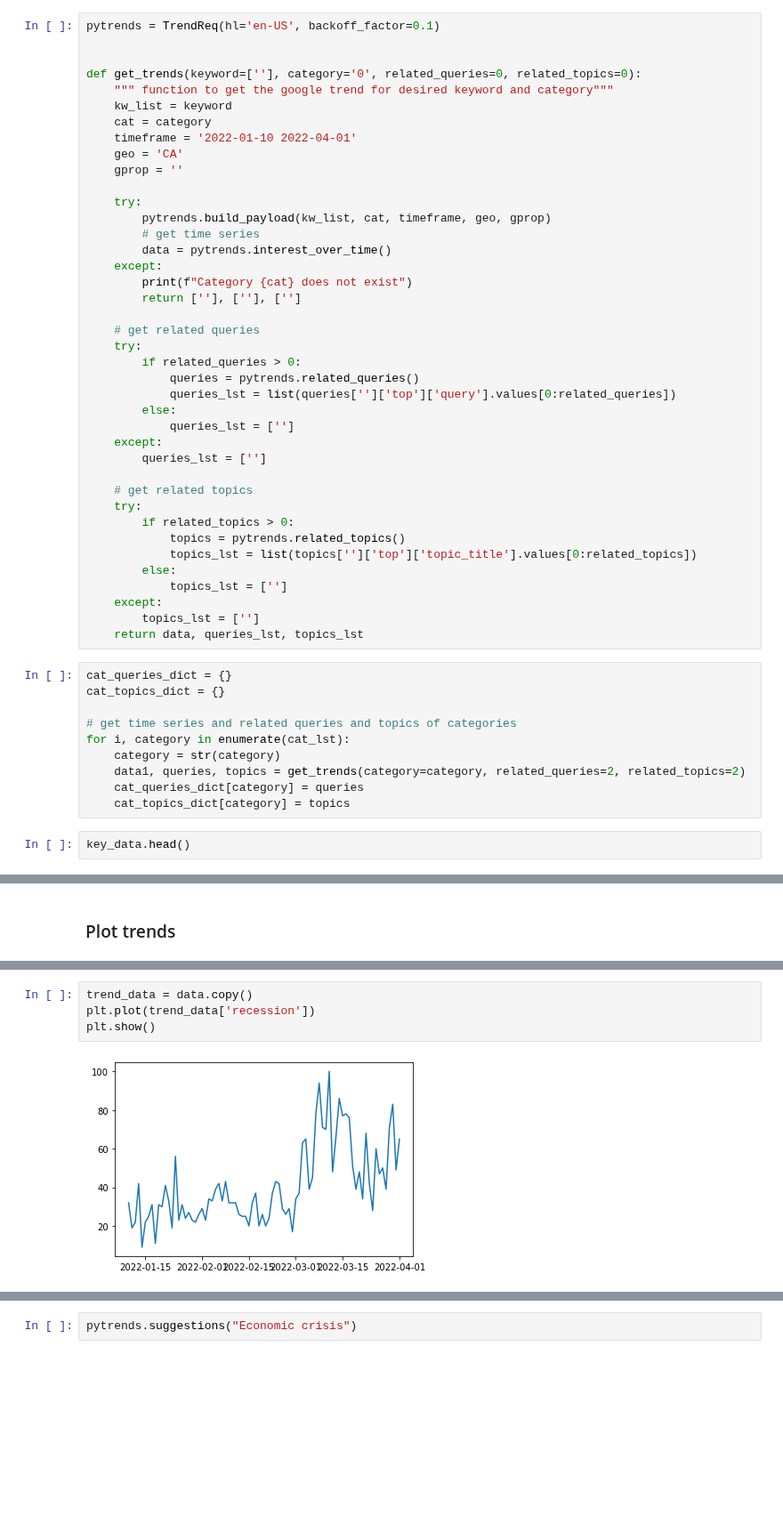
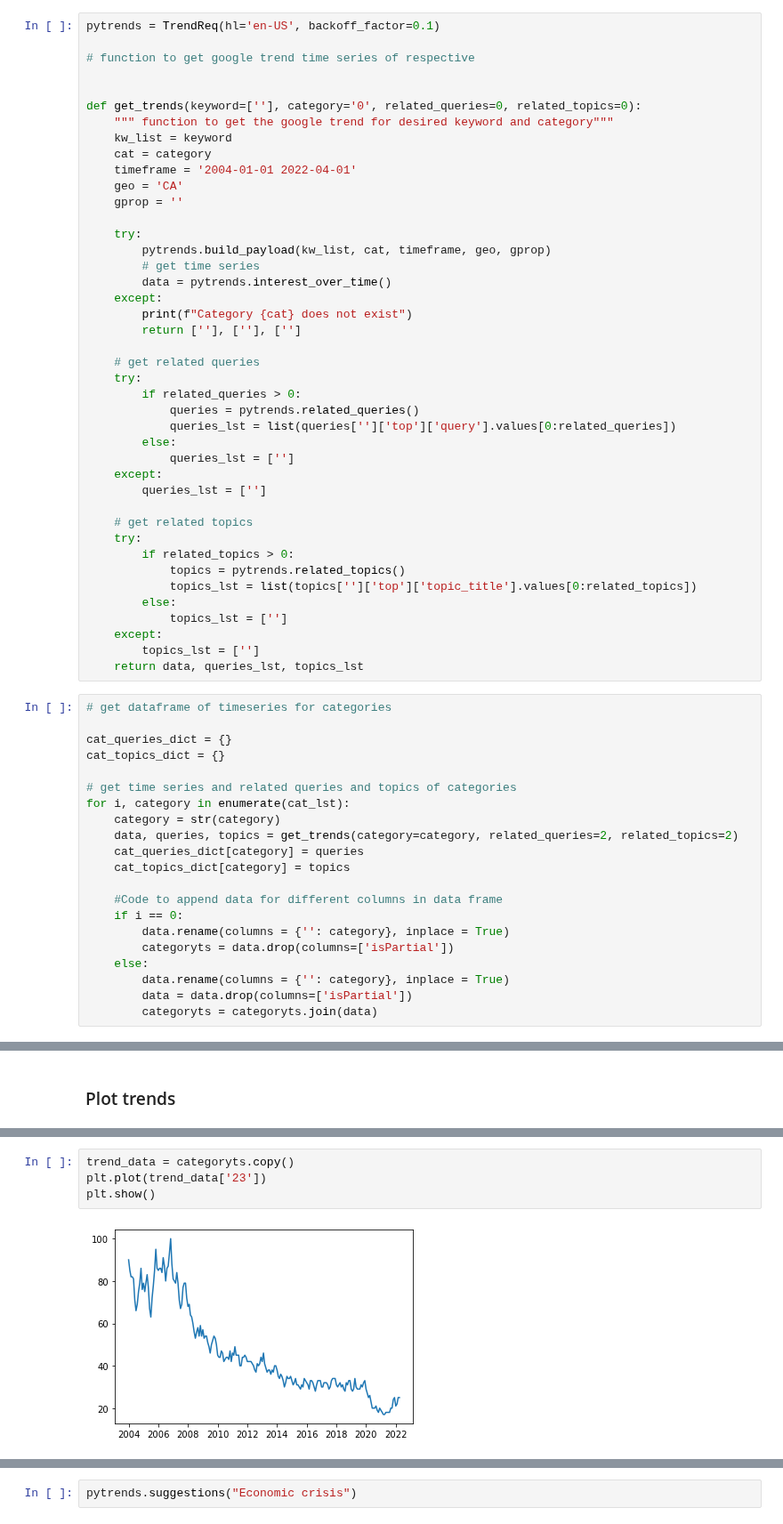
Before and after one commit to ubco-mds-2021-labs/capstone-project-googletrends_capstone, a Jupyter notebook: src/notebooks/gdp_notebook.ipynb, the cells around one changed output, grey strips where cells are left out. Shown at 89% size. Drawn from its saved outputs; the diff is of its cells as text; blank space fills up the shorter version.

```diff
--- a/src/notebooks/gdp_notebook.ipynb
+++ b/src/notebooks/gdp_notebook.ipynb
@@ -58,12 +125,14 @@ cat_lst = [94]
 # %%
 pytrends = TrendReq(hl='en-US', backoff_factor=0.1)
+
+# function to get google trend time series of respective
 
 
 def get_trends(keyword=[''], category='0', related_queries=0, related_topics=0):
     """ function to get the google trend for desired keyword and category"""
     kw_list = keyword
     cat = category
-    timeframe = '2022-01-10 2022-04-01'
+    timeframe = '2004-01-01 2022-04-01'
     geo = 'CA'
     gprop = ''
 
@@ -95,15 +164,24 @@ def get_trends(keyword=[''], category='0', related_queries=0, related_topics=0):
     except:
         topics_lst = ['']
     return data, queries_lst, topics_lst
-# %%
-cat_queries_dict = {}
-cat_topics_dict = {}
-
-# get time series and related queries and topics of categories
-for i, category in enumerate(cat_lst):
-    category = str(category)
-    data1, queries, topics = get_trends(category=category, related_queries=2, related_topics=2)
-    cat_queries_dict[category] = queries
-    cat_topics_dict[category] = topics
 # %%
-key_data.head()
+# get dataframe of timeseries for categories
+
+cat_queries_dict = {}
+cat_topics_dict = {}
+
+# get time series and related queries and topics of categories
+for i, category in enumerate(cat_lst):
+    category = str(category)
+    data, queries, topics = get_trends(category=category, related_queries=2, related_topics=2)
+    cat_queries_dict[category] = queries
+    cat_topics_dict[category] = topics
+
+    #Code to append data for different columns in data frame
+    if i == 0:
+        data.rename(columns = {'': category}, inplace = True)
+        categoryts = data.drop(columns=['isPartial'])
+    else:
+        data.rename(columns = {'': category}, inplace = True)
+        data = data.drop(columns=['isPartial'])
+        categoryts = categoryts.join(data)
@@ -159,6 +209,6 @@ plt.show()
 # %%
-trend_data = data.copy()
-plt.plot(trend_data['recession'])
+trend_data = categoryts.copy()
+plt.plot(trend_data['23'])
 plt.show()
 # %% [output]
-[figure, old version]
+[figure, new version]
```
Also changed, not shown: parts of 18 cells of this notebook, 1 other file.
